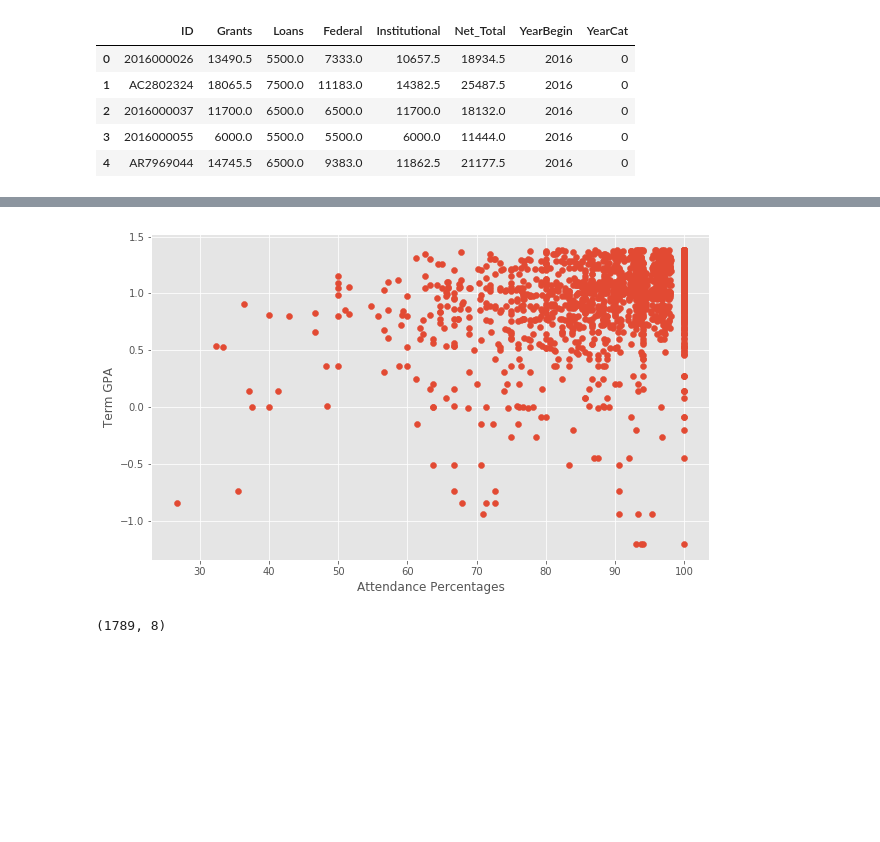
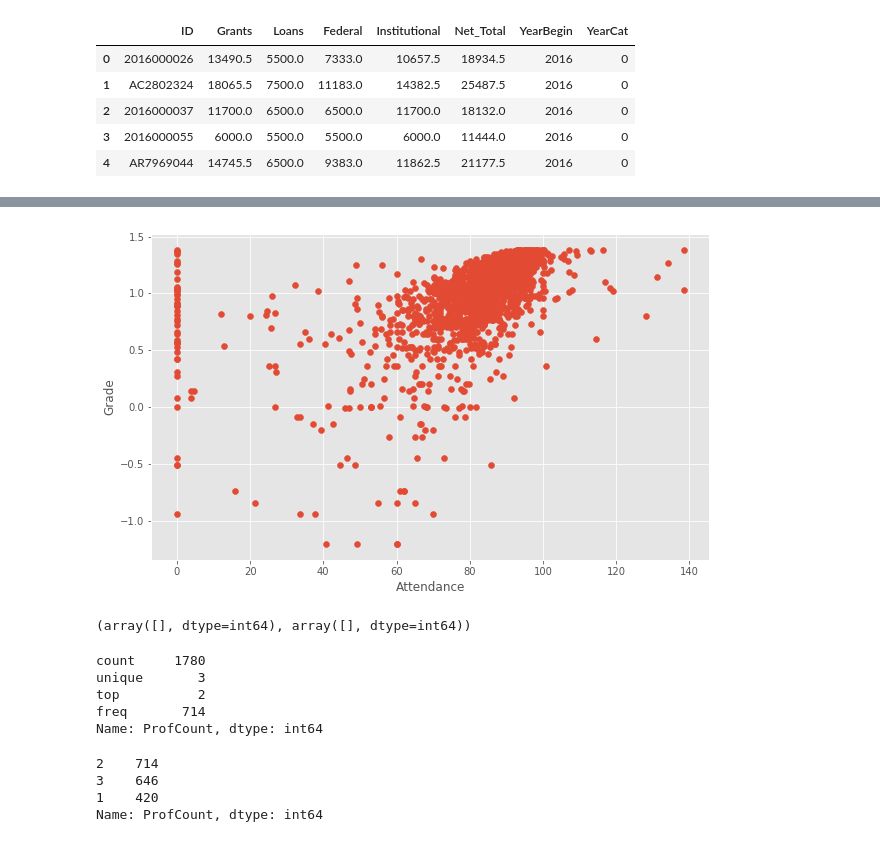
Before and after one commit to sherirosalia/School_Prediction_Modeling, a Jupyter notebook: Train_Test.ipynb, the cells around one changed output, grey strips where cells are left out. Cells and saved outputs as stored; diff of their text form; code cells hidden in the pictures; blank space fills up the shorter version.

```diff
--- a/Train_Test.ipynb
+++ b/Train_Test.ipynb
@@ -25,0 +109,13 @@ academic.head()
+# %%
+# Create the bins in which Data will be held
+# Bins are 0, 60, 70, 80, 90, 100
+bins = [0, 70, 80, 90, 100]
+
+# Create the names for the four bins
+#group_names represent these ranges = ["0-70", "70-80", "80-90", "90-100"]
+group_names=[1, 2, 3, 4]
+# %%
+
+
+academic['AttendanceRange'] = pd.cut(academic['Attendance'], bins, labels=group_names)
+academic.head()
@@ -26,6 +132,6 @@ academic.head()
 # %%
 #select datapoints
-stu = academic[['ID', "Term_GPA", 'Age', 'Attendance', \
-                 'Gender','Latino', 'Race', 'ProfID' ]].copy()
+stu = academic[['Age', 'Attendance', \
+                 'Gender','Latino', 'Race', 'Grade', 'DeptCat', 'ProfCount']].copy()
 stu.head()
 # %% [output]
@@ -102,7 +218,7 @@ Skewness is:  -0.639616552867032
 # merge_table = pd.merge(stu, dfM, on="ID", how="outer")
 # merge_table
 # %%
-target = np.log(stu.Term_GPA)
-print("Skewness is: ", target.skew())
-plt.hist(target, color='blue')
-plt.show()
+# target = np.log(stu.Term_GPA)
+# print("Skewness is: ", target.skew())
+# plt.hist(target, color='blue')
+# plt.show()
@@ -112,11 +225,26 @@ Skewness is:  -2.2276846023060797
 # %%
-plt.scatter(x=stu['Attendance'], y=target)
-plt.xlabel("Attendance Percentages")
-plt.ylabel("Term GPA")
+plt.scatter(x=stu['Grade'], y=target)
+plt.ylabel("Grade")
+plt.xlabel("Attendance")
 plt.show()
 # %% [output]
-[figure, old version]
+[figure, new version]
+# %%
+np.where(stu.values >= np.finfo(np.float64).max)
+# %% [output]
+(array([], dtype=int64), array([], dtype=int64))
+# %%
+stu.ProfCount.describe()
+# %% [output]
+count     1780
+unique       3
+top          2
+freq       714
+Name: ProfCount, dtype: int64
 # %%
-print(stu.shape)
+print(stu['ProfCount'].value_counts())
 # %% [output]
-(1789, 8)
+2    714
+3    646
+1    420
+Name: ProfCount, dtype: int64
```
Also changed, not shown: parts of 41 cells of this notebook, 6 other files.
